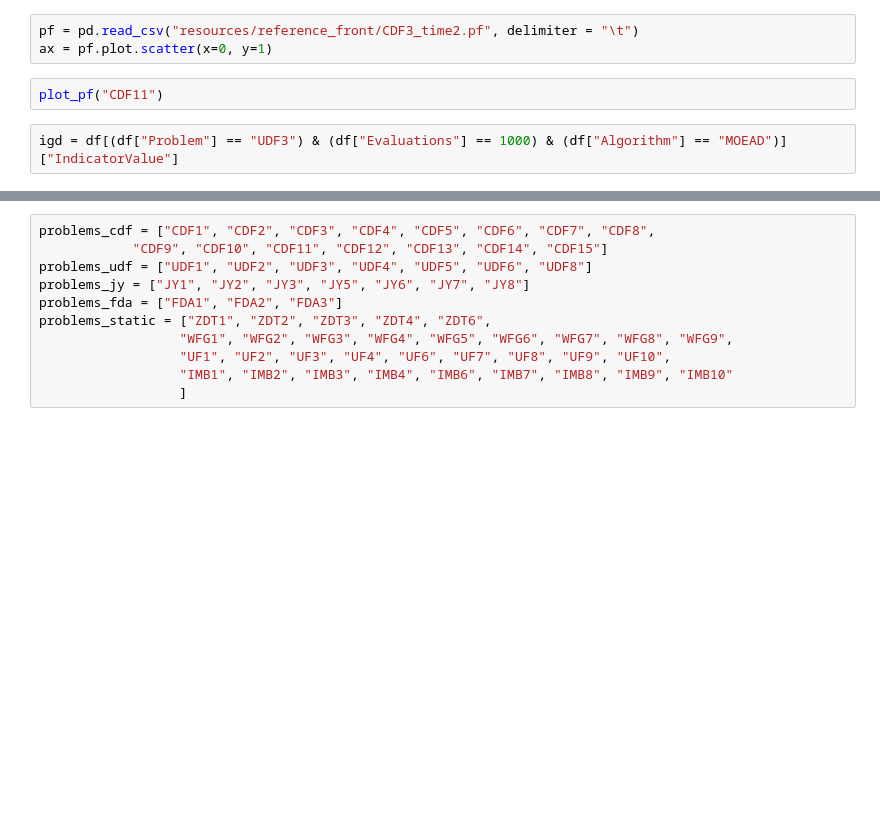
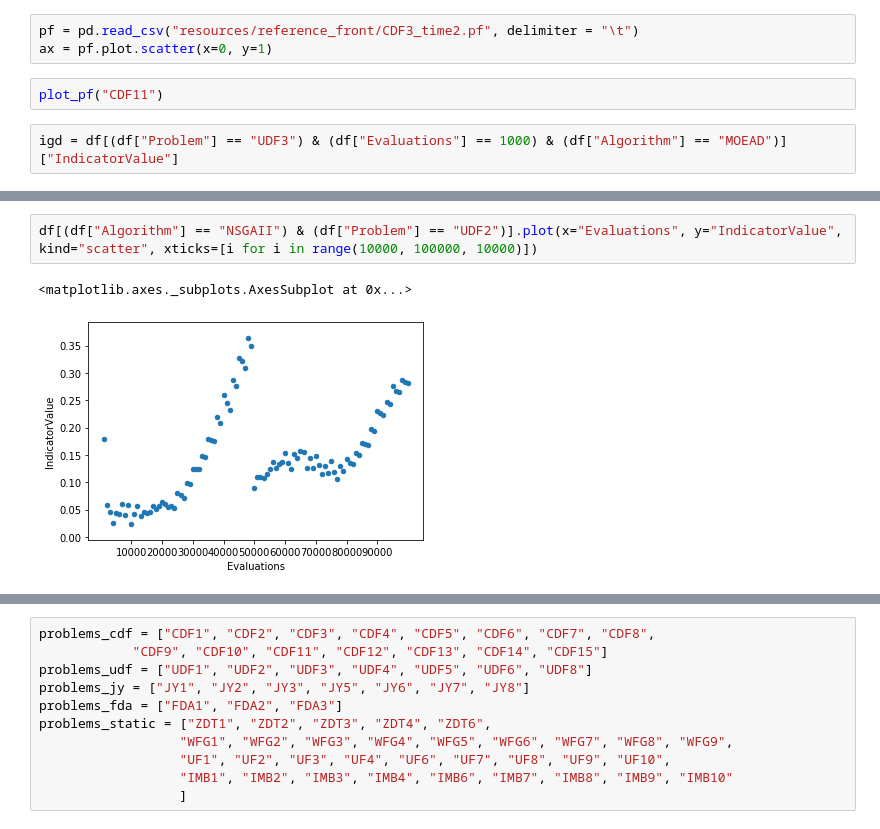
Before and after one commit to 12yuens2/cmlsga-jmetalpy, a Jupyter notebook: igd.ipynb, the cells around one changed output, grey strips where cells are left out. Drawn from its saved outputs; the diff is of its cells as text; blank space fills up the shorter version.

```diff
--- a/igd.ipynb
+++ b/igd.ipynb
@@ -90,0 +133,5 @@ np.average(igd)
+# %%
+df[(df["Algorithm"] == "NSGAII") & (df["Problem"] == "UDF2")].plot(x="Evaluations", y="IndicatorValue", kind="scatter", xticks=[i for i in range(10000, 100000, 10000)])
+# %% [output]
+<matplotlib.axes._subplots.AxesSubplot at 0x...>
+[figure, added]
```
Also changed, not shown: parts of 12 cells of this notebook, 2 other files.
